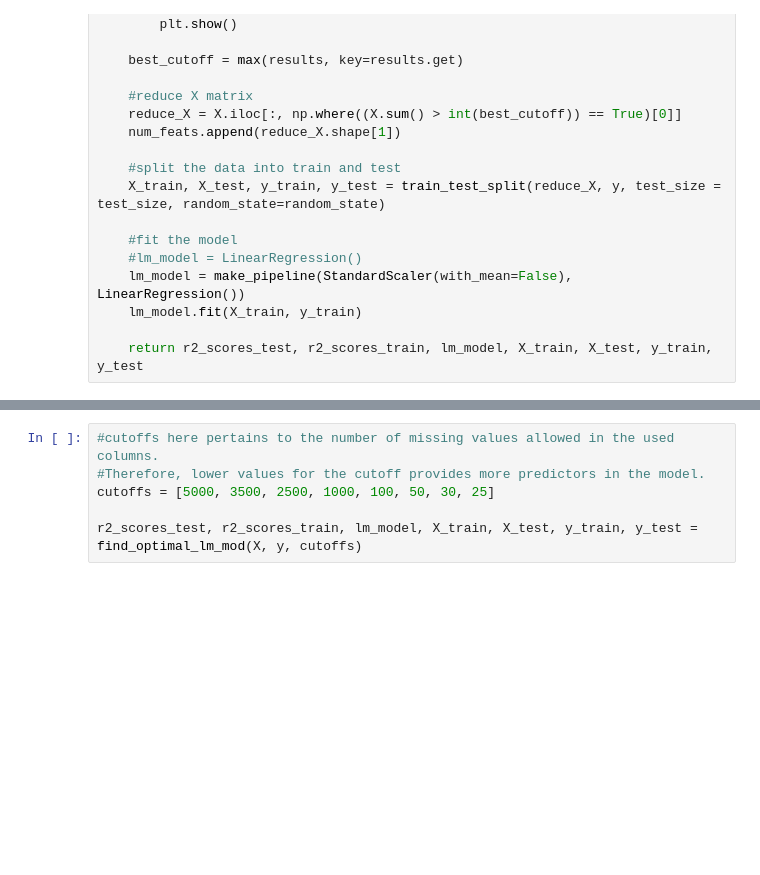
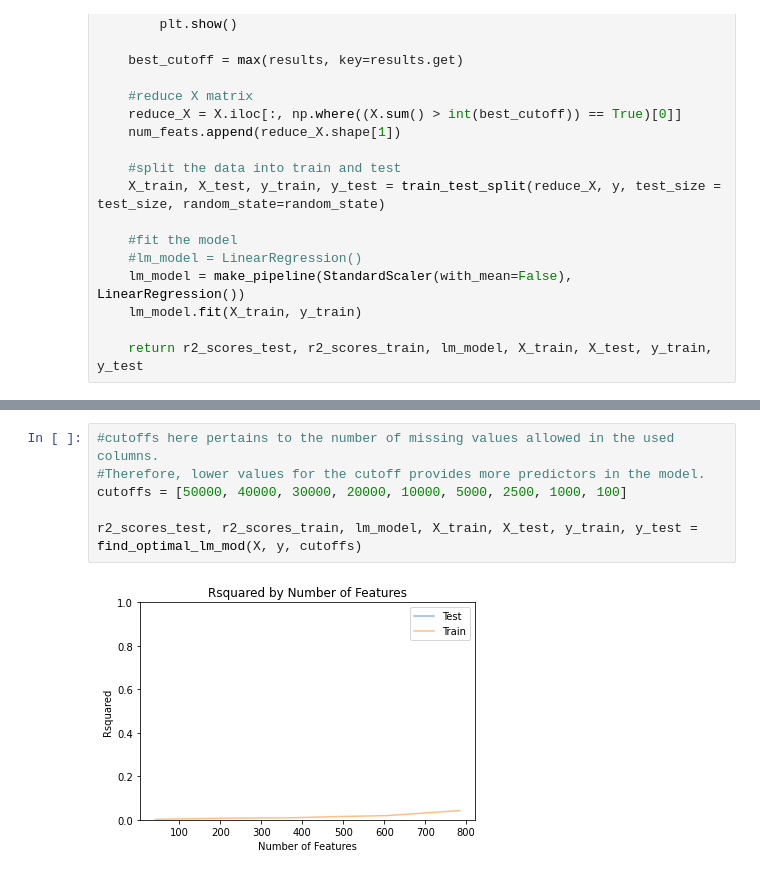
Before and after one commit to cliffyb824/2021-stackoverflow-survey-EDA, a Jupyter notebook: stackoverflow_analysis_2020.ipynb, the cells around one changed output, grey strips where cells are left out. Drawn from its saved outputs; the diff is of its cells as text; blank space fills up the shorter version.

```diff
--- a/stackoverflow_analysis_2020.ipynb
+++ b/stackoverflow_analysis_2020.ipynb
@@ -314,9 +299,11 @@ print(X.shape[1])
 # %%
 #cutoffs here pertains to the number of missing values allowed in the used columns.
 #Therefore, lower values for the cutoff provides more predictors in the model.
-cutoffs = [5000, 3500, 2500, 1000, 100, 50, 30, 25]
+cutoffs = [50000, 40000, 30000, 20000, 10000, 5000, 2500, 1000, 100]
 
 r2_scores_test, r2_scores_train, lm_model, X_train, X_test, y_train, y_test = find_optimal_lm_mod(X, y, cutoffs)
+# %% [output]
+[figure, added]
 # %%
 start_time = datetime.now()
 
```
Also changed, not shown: parts of 25 cells of this notebook.
